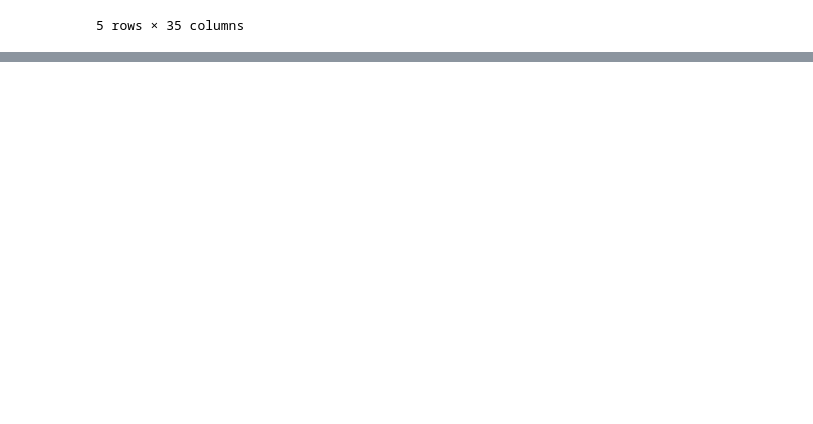
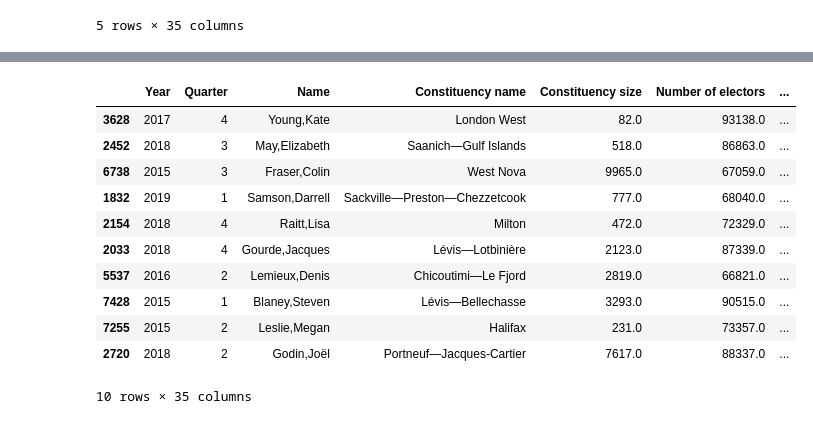
Before and after one commit to aomi/seng480d-project, a Jupyter notebook: data/analysis.ipynb, the cells around one changed output, grey strips where cells are left out. Saved outputs shown, nothing was run; the diff lists cells and outputs as text; code cells hidden in the pictures; blank space fills up the shorter version.

```diff
--- a/data/analysis.ipynb
+++ b/data/analysis.ipynb
@@ -38,2 +17,4 @@ df.loc[df['Constituency name'] == 'Edmonton Manning']
 # %%
-df['Name'] = df['Name'].apply(lambda x: x.split('\t\t')[0])
+df['Name'] = df['Name'].apply(lambda x: x.split('\t\t')[0].replace('Hon. ', ''))
+df['minister'] = df['Name'].str.match(r'.*,Hon\..*')
+df['Name'] = df['Name'].str.replace(r'Hon\.\s', '', regex=True)
@@ -61,6 +21,5 @@ df.loc[df['Name'] == 'Aboultaif,Ziad']
 # %%
-df['Quarter'] = df['Quarter'].apply(lambda x: np.NaN if x == '4' else x)
+df['Quarter'] = df['Quarter'].apply(lambda x: np.NaN if x == '4' else int(x))
+df.drop(df.loc[df['Quarter'] == 'Quarter'].index, inplace=True)
+# df.drop(df.loc[df['Year'] < '2014'].index, inplace=True)
+df.drop(columns=['Status'], inplace=True)
-# %%
-df.drop(df.loc[df['Quarter'] == 'Quarter'].index, inplace=True)
-df.drop(df.loc[df['Year'] < '2014'].index, inplace=True)
-df.drop(columns=['Status'], inplace=True)
@@ -83 +26,3 @@ Name: Member, Length: 8963, dtype: object
+# %%
+df['Member\'s per diem expenses'].fillna(0.0, inplace=True)
 # %%
@@ -99 +36,16 @@ df['Member\'s secondary residence expenses']= df['Member\'s secondary residence
 df['3-Travel'] = df['Member'] + df['Designated traveller'] + df['Dependants'] + df['Employees'] + df['Member\'s accommodation expenses'] + df['Member\'s per diem expenses'] + df['Member\'s secondary residence expenses']
+# %%
+df.sample(10)
+# %% [output]
+|  | Year | Quarter | Name | Constituency name | Constituency size | Number of electors | ... |
+| 3628 | 2017 | 4 | Young,Kate | London West | 82.0 | 93138.0 | ... |
+| 2452 | 2018 | 3 | May,Elizabeth | Saanich—Gulf Islands | 518.0 | 86863.0 | ... |
+| 6738 | 2015 | 3 | Fraser,Colin | West Nova | 9965.0 | 67059.0 | ... |
+| 1832 | 2019 | 1 | Samson,Darrell | Sackville—Preston—Chezzetcook | 777.0 | 68040.0 | ... |
+| 2154 | 2018 | 4 | Raitt,Lisa | Milton | 472.0 | 72329.0 | ... |
+| 2033 | 2018 | 4 | Gourde,Jacques | Lévis—Lotbinière | 2123.0 | 87339.0 | ... |
+| 5537 | 2016 | 2 | Lemieux,Denis | Chicoutimi—Le Fjord | 2819.0 | 66821.0 | ... |
+| 7428 | 2015 | 1 | Blaney,Steven | Lévis—Bellechasse | 3293.0 | 90515.0 | ... |
+| 7255 | 2015 | 2 | Leslie,Megan | Halifax | 231.0 | 73357.0 | ... |
+| 2720 | 2018 | 2 | Godin,Joël | Portneuf—Jacques-Cartier | 7617.0 | 88337.0 | ... |
+10 rows × 35 columns
```
Also changed, not shown: parts of 14 cells of this notebook, 14 other files.
